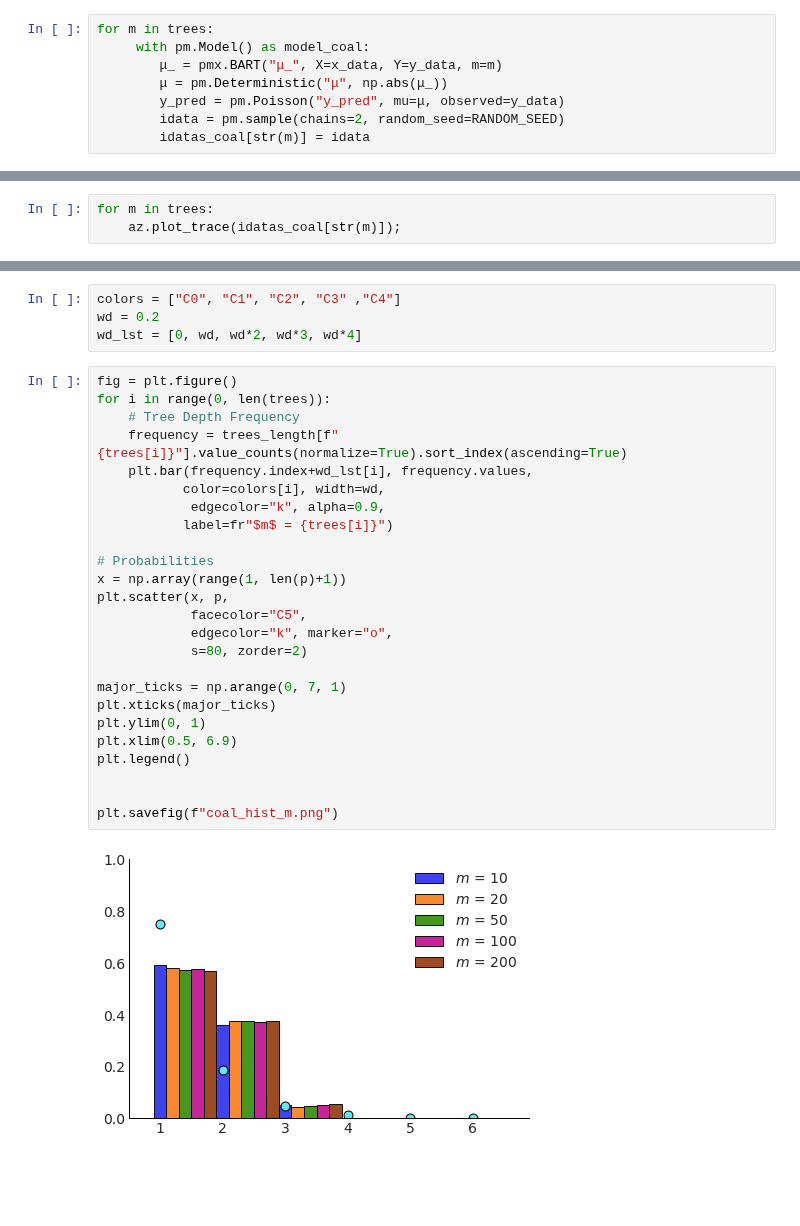
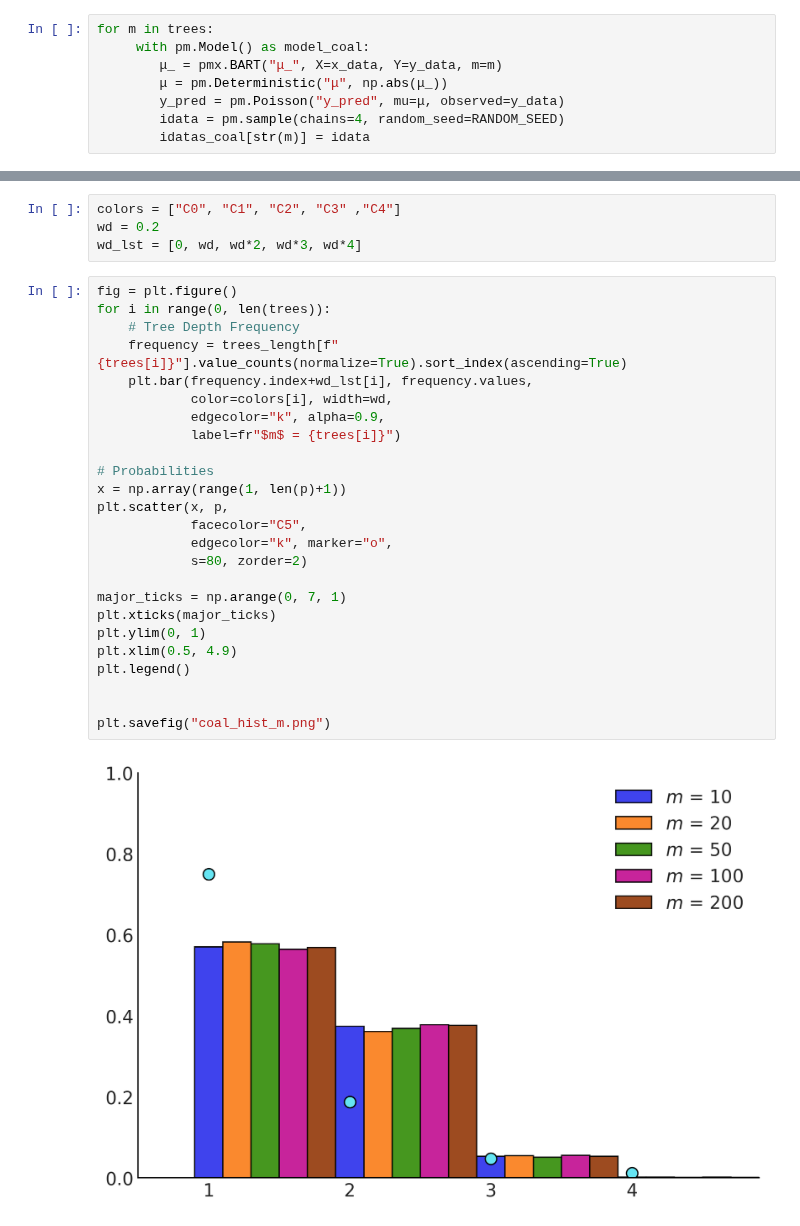
Before and after one commit to Grupo-de-modelado-probabilista/BART, a Jupyter notebook: experiments/coal-trees.ipynb, the cells around one changed output, grey strips where cells are left out. Saved outputs shown, nothing was run; the diff lists cells and outputs as text; blank space fills up the shorter version.

```diff
--- a/experiments/coal-trees.ipynb
+++ b/experiments/coal-trees.ipynb
@@ -33,6 +33,6 @@ for m in trees:
         μ_ = pmx.BART("μ_", X=x_data, Y=y_data, m=m)
         μ = pm.Deterministic("μ", np.abs(μ_))
         y_pred = pm.Poisson("y_pred", mu=μ, observed=y_data)
-        idata = pm.sample(chains=2, random_seed=RANDOM_SEED)
+        idata = pm.sample(chains=4, random_seed=RANDOM_SEED)
         idatas_coal[str(m)] = idata
 # %% [output]
@@ -59,3 +58,0 @@ Sampling 2 chains for 1_000 tune and 1_000 draw iterations (2_000 + 2_000 draws
-# %%
-for m in trees:
-    az.plot_trace(idatas_coal[str(m)]);
@@ -116,27 +105,27 @@ wd_lst = [0, wd, wd*2, wd*3, wd*4]
 # %%
 fig = plt.figure()
 for i in range(0, len(trees)):
     # Tree Depth Frequency
     frequency = trees_length[f"{trees[i]}"].value_counts(normalize=True).sort_index(ascending=True)
     plt.bar(frequency.index+wd_lst[i], frequency.values,
-           color=colors[i], width=wd,
+            color=colors[i], width=wd,
             edgecolor="k", alpha=0.9,
-           label=fr"$m$ = {trees[i]}")
+            label=fr"$m$ = {trees[i]}")
 
 # Probabilities
 x = np.array(range(1, len(p)+1))
 plt.scatter(x, p,
             facecolor="C5",
             edgecolor="k", marker="o",
             s=80, zorder=2)
 
 major_ticks = np.arange(0, 7, 1)
 plt.xticks(major_ticks)
 plt.ylim(0, 1)
-plt.xlim(0.5, 6.9)
+plt.xlim(0.5, 4.9)
 plt.legend()
 
 
-plt.savefig(f"coal_hist_m.png")
+plt.savefig("coal_hist_m.png")
 # %% [output]
-[figure, old version]
+[figure, new version]
```
Also changed, not shown: parts of 5 cells of this notebook.
